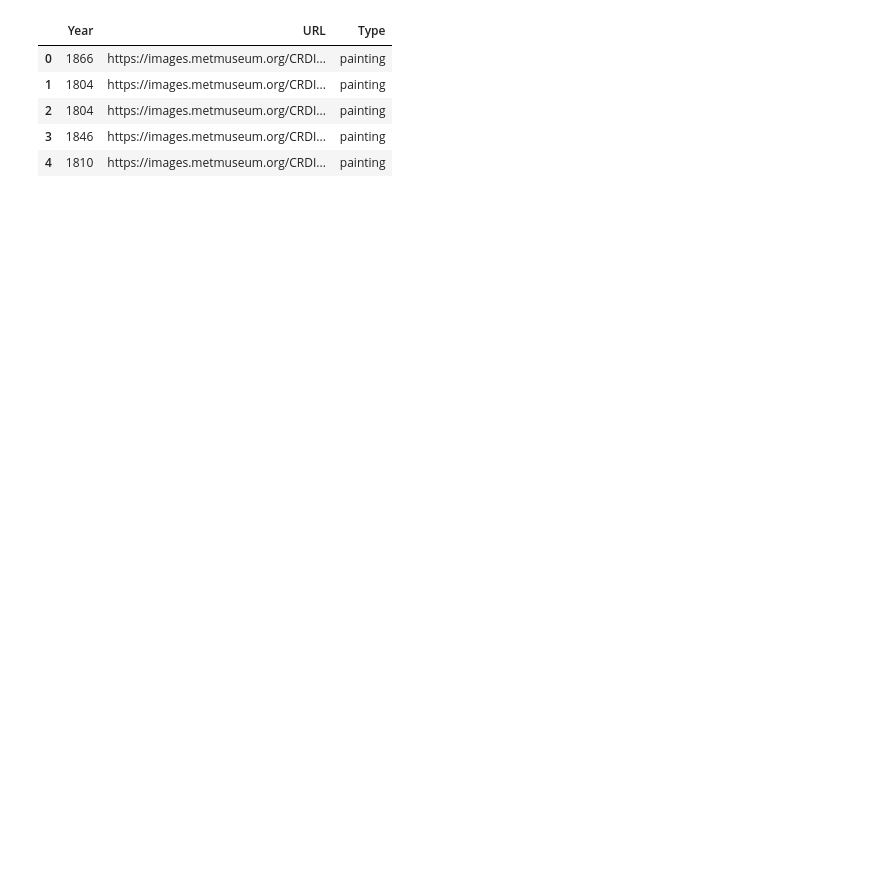
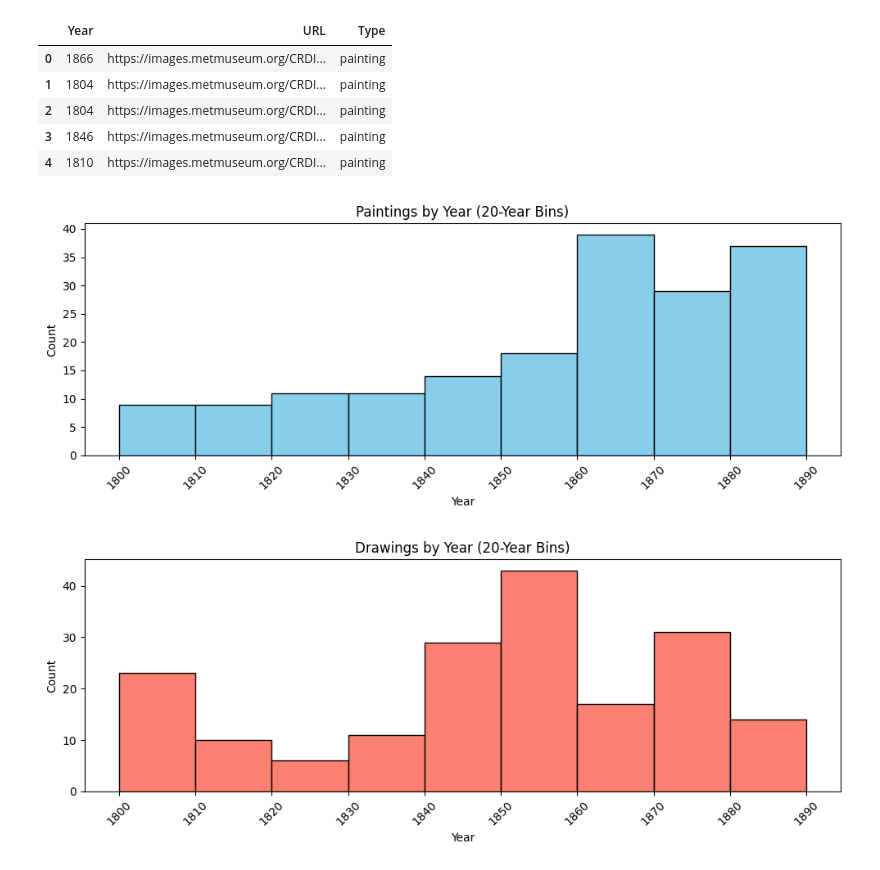
Before and after one commit to Seble-Al/DS_4002_Project3, a Jupyter notebook: SCRIPTS/proj_3_data_cleaning.ipynb, the cells around one changed output. Cells and saved outputs as stored; diff of their text form; code cells hidden in the pictures; blank space fills up the shorter version.

Commit message:
Made basic EDA plots and got image dimension info.

```diff
--- a/SCRIPTS/proj_3_data_cleaning.ipynb
+++ b/SCRIPTS/proj_3_data_cleaning.ipynb
@@ -49,7 +51,7 @@ def get_image_data(a, b): #input is in department number and department name
     index_val = 0 # if the distribution of years is wonky might want to consider random selection?
     counter_val = 0
 
-    while counter_val <20: #set sample size
+    while counter_val <200: #set sample size
         object_id = ID_list[index_val]
 
         url_object = "https://collectionapi.metmuseum.org/public/collection/v1/objects/"
@@ -126,3 +129,34 @@ pt_url_list.head()
 | 2 | 1804 | https://images.metmuseum.org/CRDI... | painting |
 | 3 | 1846 | https://images.metmuseum.org/CRDI... | painting |
 | 4 | 1810 | https://images.metmuseum.org/CRDI... | painting |
+# %%
+# Ensure Year is numeric
+pt_url_list['Year'] = pd.to_numeric(pt_url_list['Year'], errors='coerce')
+dr_url_list['Year'] = pd.to_numeric(dr_url_list['Year'], errors='coerce')
+pt_years = pt_url_list['Year']
+dr_years = dr_url_list['Year']
+
+bins = range(1800, 1900, 10)
+
+# Plot paintings histogram
+plt.figure(figsize=(10, 4))
+plt.hist(pt_years, bins=bins, color='skyblue', edgecolor='black')
+plt.title('Paintings by Year (20-Year Bins)')
+plt.xlabel('Year')
+plt.ylabel('Count')
+plt.xticks(bins, rotation=45)
+plt.tight_layout()
+plt.show()
+
+# Plot drawings histogram
+plt.figure(figsize=(10, 4))
+plt.hist(dr_years, bins=bins, color='salmon', edgecolor='black')
+plt.title('Drawings by Year (20-Year Bins)')
+plt.xlabel('Year')
+plt.ylabel('Count')
+plt.xticks(bins, rotation=45)
+plt.tight_layout()
+plt.show()
+# %% [output]
+[figure, added]
+[figure, added]
```
Also changed, not shown: parts of 4 cells of this notebook, 1 other file.
